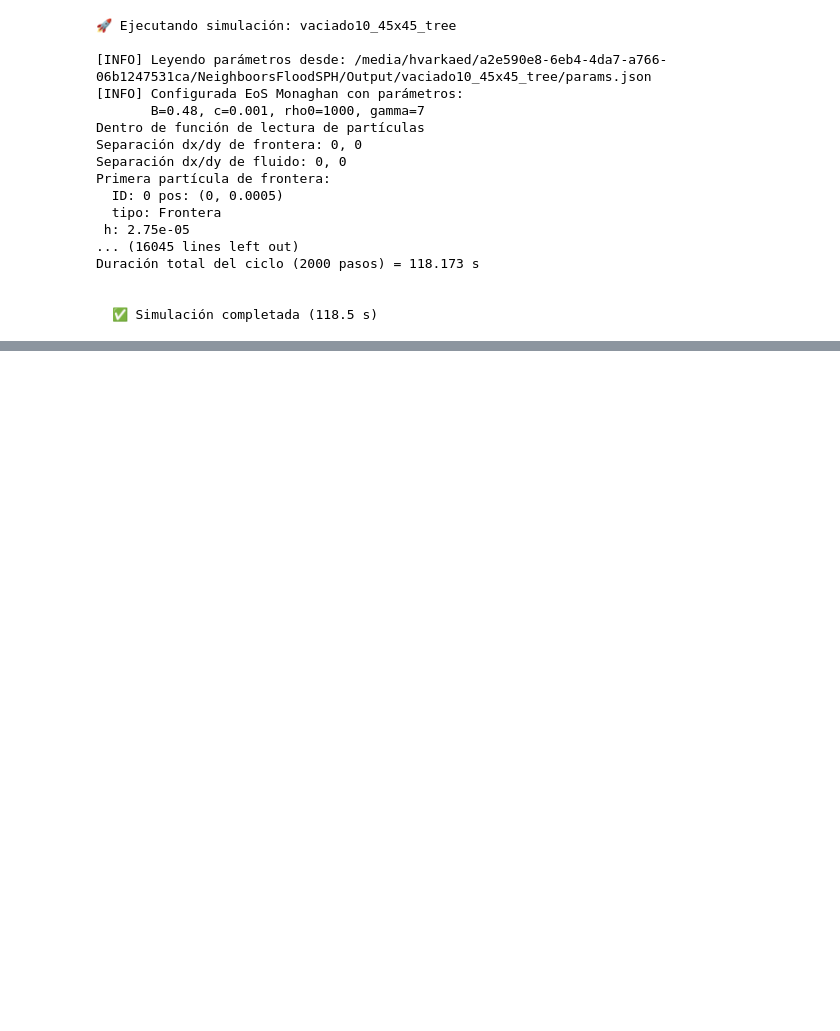
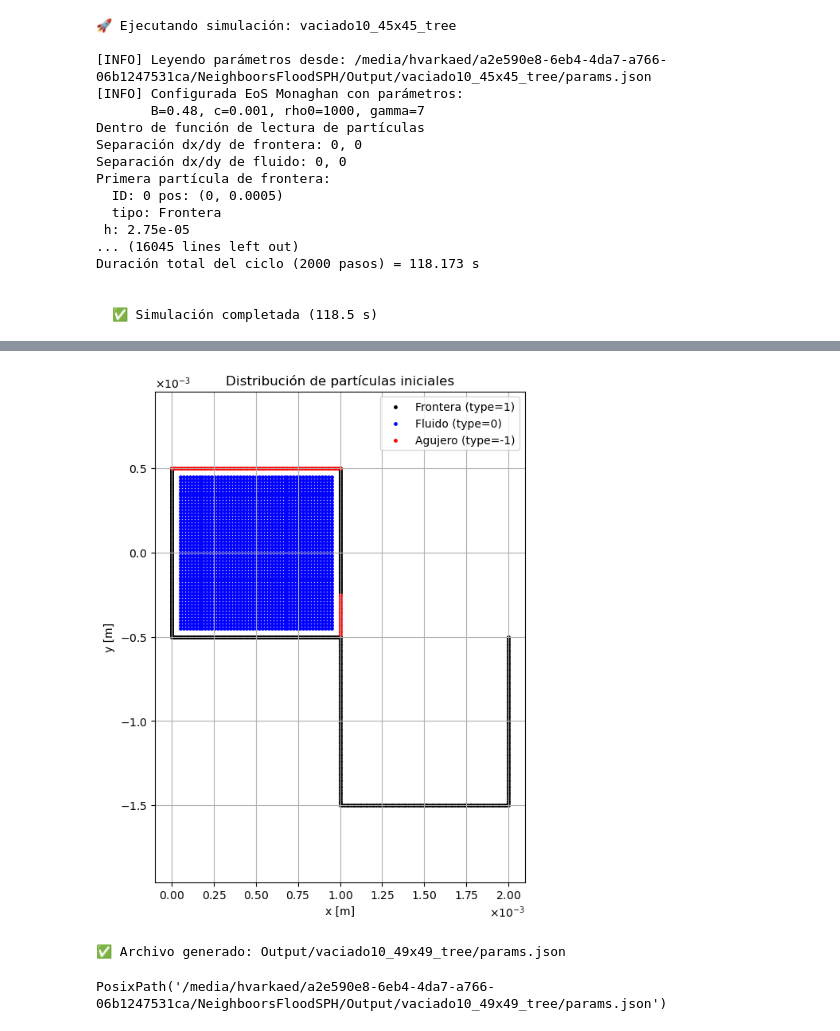
Before and after one commit to Hdavid1123/NeighboorsFloodSPH, a Jupyter notebook: Config/TestTreeN.ipynb, the cells around one changed output, grey strips where cells are left out. Drawn from its saved outputs; the diff is of its cells as text; code cells hidden in the pictures; blank space fills up the shorter version.

```diff
--- a/Config/TestTreeN.ipynb
+++ b/Config/TestTreeN.ipynb
@@ -129,0 +236,27 @@ generar_script_gnuplot(BASE_ROOT, lim=39, retardo=0.1, nombre_salida="vaciado_es
+# %%
+from utils.plot_ics import plot_ics
+
+ics_vaciado10_49x49 = f"{PROJECT_ROOT}/Output/init_cond/quadtree_verification/vaciado10_49x49.txt"
+
+plot_ics(ics_vaciado10_49x49)
+# %% [output]
+[figure, added]
+# %%
+from utils.create_simJSON import create_simulation_config
+
+OUTPUT_49TXT = "Output/init_cond/quadtree_verification/vaciado10_49x49.txt"
+
+create_simulation_config(
+    experiment_name="vaciado10_49x49_tree",
+    input_file=OUTPUT_49TXT,
+    base_json="AndresSimParams.json",
+    B = 0.48,
+    c = 0.001,
+    steps = 2000,
+    neighbor_method="quadtree",
+    output_tests="Output/vaciado10_49x49_tree",
+    project_root=PROJECT_ROOT
+)
+# %% [output]
+✅ Archivo generado: Output/vaciado10_49x49_tree/params.json
+PosixPath('/media/hvarkaed/a2e590e8-6eb4-4da7-a766-06b1247531ca/NeighboorsFloodSPH/Output/vaciado10_49x49_tree/params.json')
```
Also changed, not shown: parts of 19 cells of this notebook, 4 other files.
